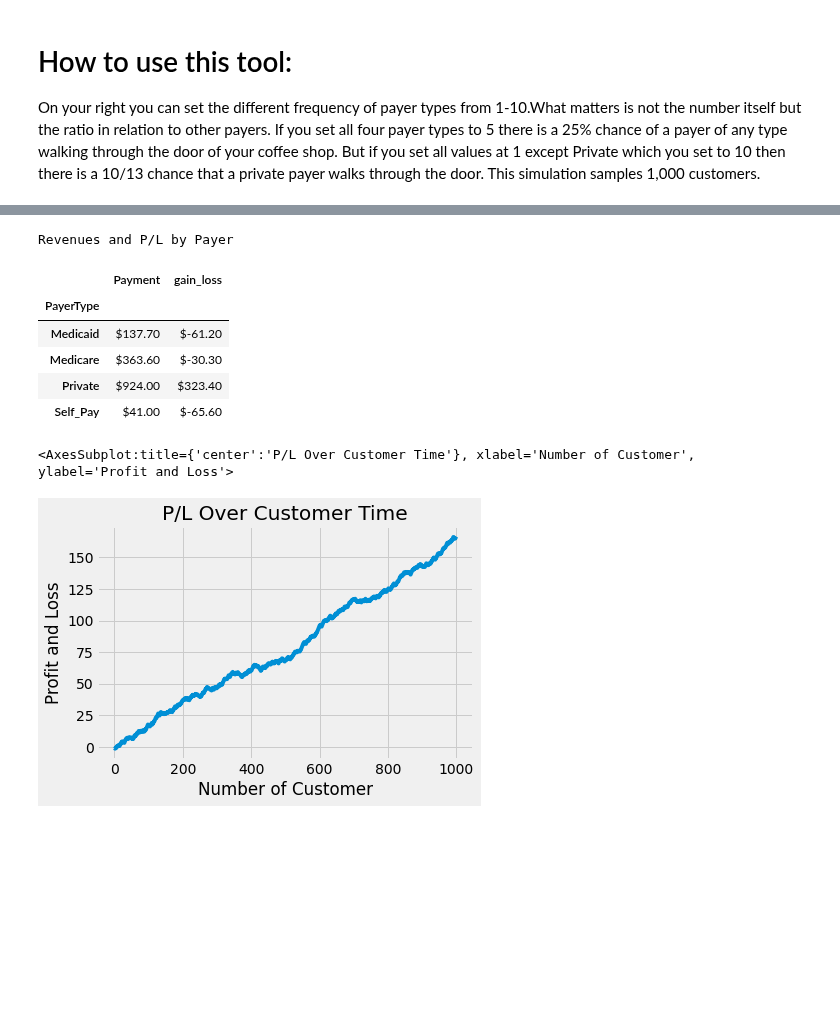
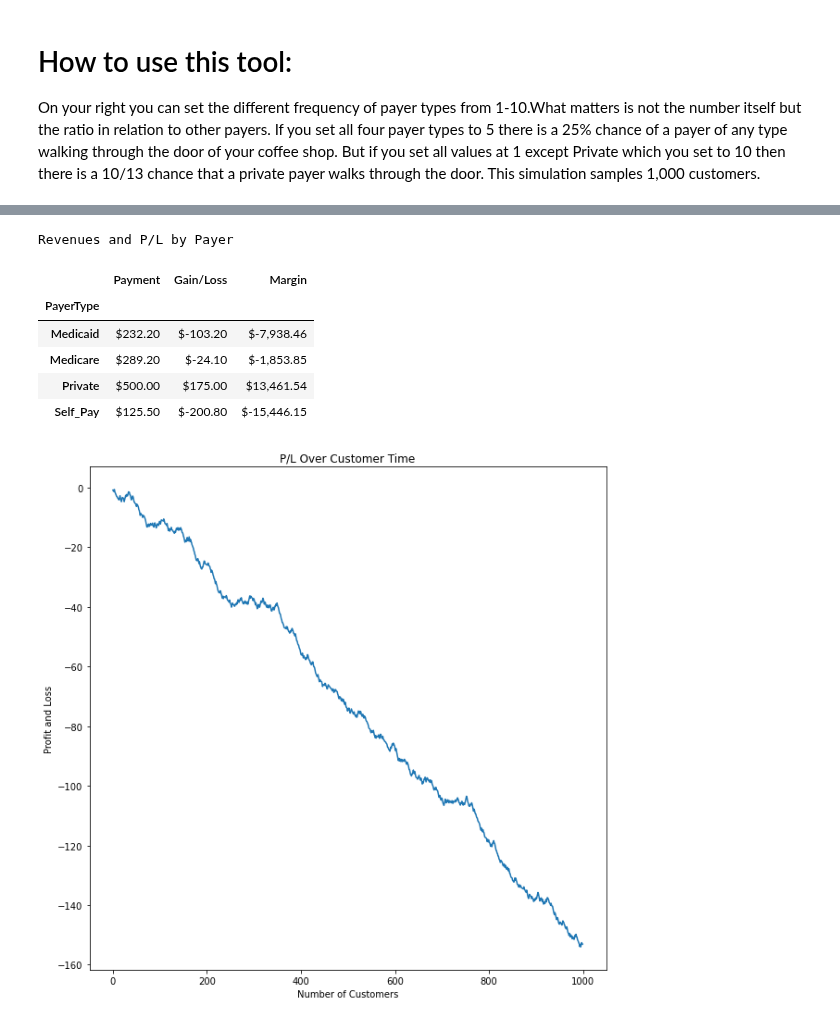
Before and after one commit to friendm/mercury-demo-notebooks, a Jupyter notebook: payer_mix.ipynb, the cells around one changed output, grey strips where cells are left out. Saved outputs shown, nothing was run; the diff lists cells and outputs as text; code cells hidden in the pictures; blank space fills up the shorter version.

Commit message:
Payer Mix

```diff
--- a/payer_mix.ipynb
+++ b/payer_mix.ipynb
@@ -68,19 +68,18 @@ Private=[0,10]
 
 
 
-matplotlib.style.use('fivethirtyeight')
+#matplotlib.style.use('fivethirtyeight')
 # %%
 s=Self_Pay
 m=Medicaid
 care=Medicare
 p=Private
 
-weights = [s,m,care,p]
+#weights = [s,m,care,p]
 
+weights=[1,1,1,1]
+population = [.5,.9,1.2,2]
 
-population = [.5,.9,1.2,2]
-print(population)
-print(choices(population, weights))
 def determine_payer(x):
     if x==.5:
         return "Self_Pay"
@@ -93,6 +92,10 @@ def determine_payer(x):
 
 def subtract_cost(x):
     return float(x)-cost_of_coffee
+
+
+def margin(x):
+    return float((float(x)-cost_of_coffee)/cost_of_coffee)*100
 
 
 i=0
@@ -110,6 +113,7 @@ zipped_list=zip(payment_list,payer_mix_list)
 df = pandas.DataFrame(zipped_list, columns=['Payment','PayerType'])
 # %%
 df['Gain/Loss']=df['Payment'].apply(subtract_cost)
+df['Margin']=df['Payment'].apply(margin)
 # %%
 grouped=df.groupby(['PayerType']).count()
 grouped_profit=df.groupby(['PayerType']).sum()
@@ -132,18 +136,25 @@ def highlight_number(row):
 grouped_profit.style \
   .apply(highlight_number) \
   .format('${0:,.2f}') \
-  .set_caption('Revenues and P/L by Payer') \
-  .set_properties(padding="20px", border='2px solid white')
+  .set_caption('Revenues and P/L by Payer').set_table_styles([{
+    'selector': 'caption',
+    'props': [
+        ('color', 'black'),
+        ('font-size', '30px')
+    ]
+}]) \
+  .set_properties(**{'padding':"40px", 'border':'2px solid white','font-size': '20pt'})
+
+#grouped_profit.style.set_properties(**{ 'font-size': '20pt'})
 # %% [output]
 Revenues and P/L by Payer
-|  | Payment | gain_loss |
-| PayerType |  |  |
-| Medicaid | $137.70 | $-61.20 |
-| Medicare | $363.60 | $-30.30 |
-| Private | $924.00 | $323.40 |
-| Self_Pay | $41.00 | $-65.60 |
+|  | Payment | Gain/Loss | Margin |
+| PayerType |  |  |  |
+| Medicaid | $232.20 | $-103.20 | $-7,938.46 |
+| Medicare | $289.20 | $-24.10 | $-1,853.85 |
+| Private | $500.00 | $175.00 | $13,461.54 |
+| Self_Pay | $125.50 | $-200.80 | $-15,446.15 |
 # %%
-df['gain_loss'].cumsum().plot(ylabel="Profit and Loss",xlabel="Number of Customer", title="P/L Over Customer Time")
+df['Gain/Loss'].cumsum().plot(ylabel="Profit and Loss",xlabel="Number of Customers", title="P/L Over Customer Time",figsize=(10, 10));
 # %% [output]
-<AxesSubplot:title={'center':'P/L Over Customer Time'}, xlabel='Number of Customer', ylabel='Profit and Loss'>
-[figure, old version]
+[figure, new version]
```
Also changed, not shown: parts of 4 cells of this notebook.
